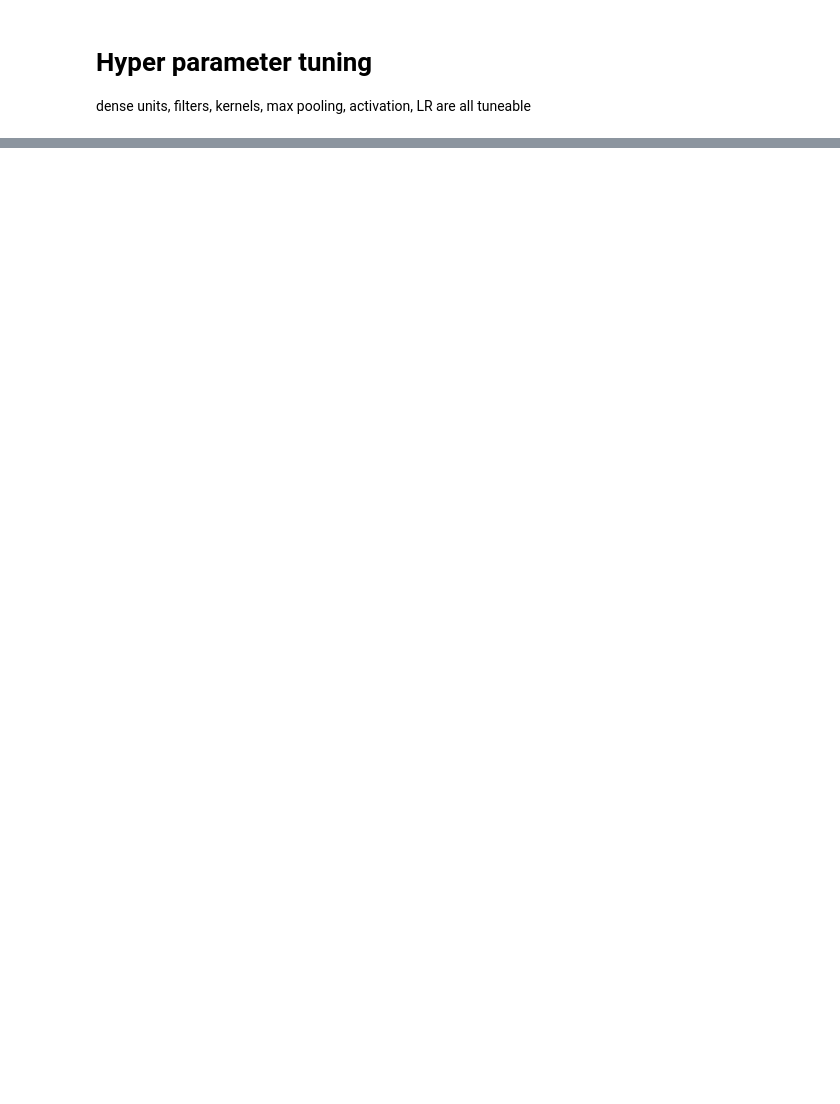
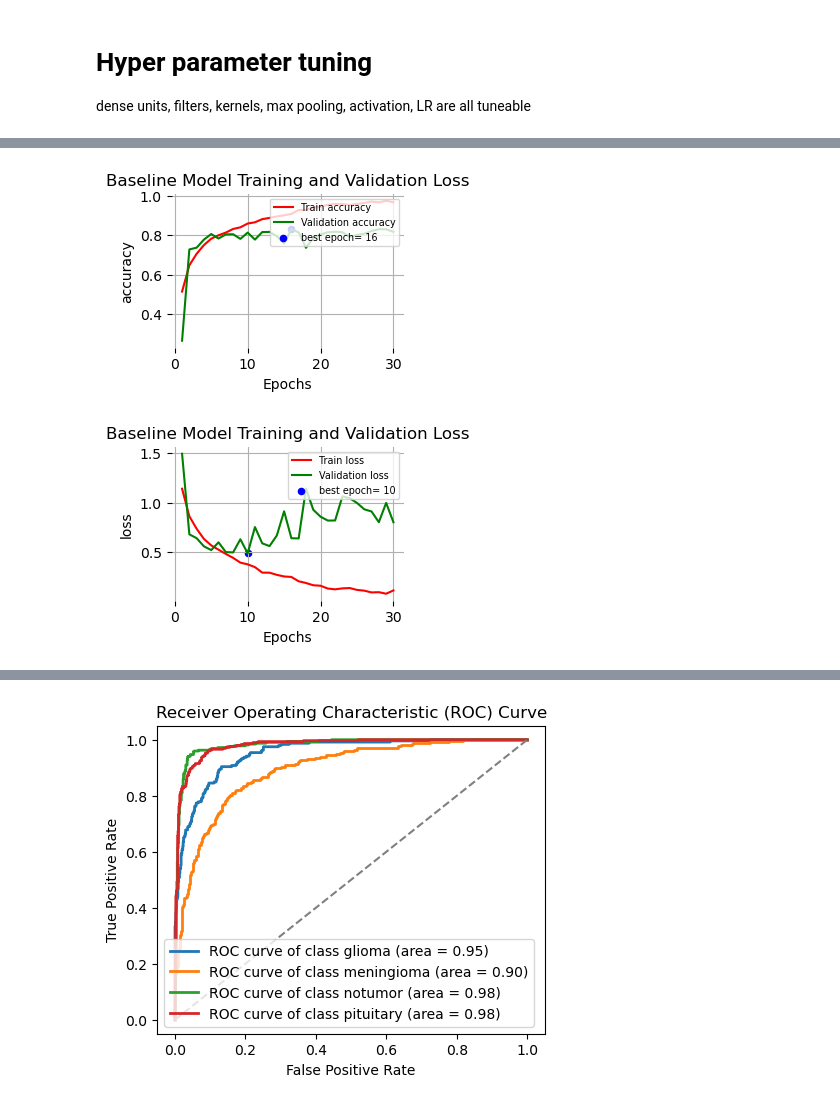
Before and after one commit to Tinus1424/braintumor, a Jupyter notebook: pim_hyperparam.ipynb, the cells around one changed output, grey strips where cells are left out. Cells and saved outputs as stored; diff of their text form; code cells hidden in the pictures; blank space fills up the shorter version.

```diff
--- a/pim_hyperparam.ipynb
+++ b/pim_hyperparam.ipynb
@@ -162,38 +74,40 @@ Model: "sequential_1"
 # %%
 import tensorflow as tf
-from tensorflow.keras import Sequential,  layers, Input, optimizers
+from tensorflow.keras import Sequential,  layers, Input, optimizers, callbacks
 
-def hyperparam():
+def hyperparam(activation = 'relu'):
     model = Sequential()
     model.add(Input(shape = (30, 30, 1)))
 
-    model.add(layers.Conv2D(128, (3, 3), activation="relu", padding='same'))
+    model.add(layers.Conv2D(128, (3, 3), activation=activation, padding='same'))
     model.add(layers.BatchNormalization())
-    model.add(layers.Conv2D(64, (3, 3), activation="relu", padding='same'))
+    model.add(layers.Conv2D(64, (3, 3), activation=activation, padding='same'))
     model.add(layers.BatchNormalization())
     model.add(layers.MaxPooling2D((2, 2), strides=2))
 
-    model.add(layers.Conv2D(32, (3, 3), activation="relu", padding='same'))
+    model.add(layers.Conv2D(32, (3, 3), activation=activation, padding='same'))
     model.add(layers.BatchNormalization())
-    model.add(layers.Conv2D(16, (3, 3), activation="relu", padding='same'))
+    model.add(layers.Conv2D(16, (3, 3), activation= activation, padding='same'))
     model.add(layers.BatchNormalization())
     model.add(layers.MaxPooling2D(2, 2))
 
     model.add(layers.Flatten())
-    model.add(layers.Dense(256, activation= 'relu'))
+    model.add(layers.Dense(256, activation=activation))
     model.add(layers.Dropout(rate = 0.5))
-    model.add(layers.Dense(32, activation = "relu"))
+    model.add(layers.Dense(32, activation = activation))
     model.add(layers.Dropout(rate = 0.25))
-    model.add(layers.Dense(16, activation = 'relu'))
+    model.add(layers.Dense(16, activation = activation))
     model.add(layers.Dense(4, activation = "softmax"))
 
     model.compile(optimizer = optimizers.Adam(learning_rate= 0.001),
-                    loss = "categorical_crossentropy",
-                    metrics = ["accuracy"])
+                  loss = "categorical_crossentropy",
+                  metrics = ["accuracy"])
     return model
 
 model = hyperparam()
 print(model.summary())
 
-model.fit(X_train, y_train, batch_size =16, epochs = 20, validation_data = (X_val, y_val), verbose = 1)
+early_stopping = callbacks.EarlyStopping(monitor= 'val_loss', patience = 10, start_from_epoch= 20, restore_best_weights= True),
+
+history = model.fit(X_train, y_train, batch_size =16, epochs = 30, validation_data = (X_val, y_val), verbose = 1)#, callbacks= early_stopping)
 # %% [output]
@@ -238,0 +155,12 @@ Epoch 20/20
+# %%
+summarize_metric(history, "accuracy")
+summarize_metric(history, "loss")
+
+roc_auc_val = plot_roc_curve(model, X_val, y_val, class_names_train)
+plot_confusion_matrix(model, X_val, y_val, class_names_train, normalize=False)
+
+roc_auc_val = plot_roc_curve(model, X_test, y_test, class_names_test)
+plot_confusion_matrix(model, X_test, y_test, class_names_test, normalize=False)
+# %% [output]
+[figure, added]
+[figure, added]
@@ -238,0 +168 @@ Epoch 20/20
+[figure, added]
```
Also changed, not shown: parts of 7 cells of this notebook.
